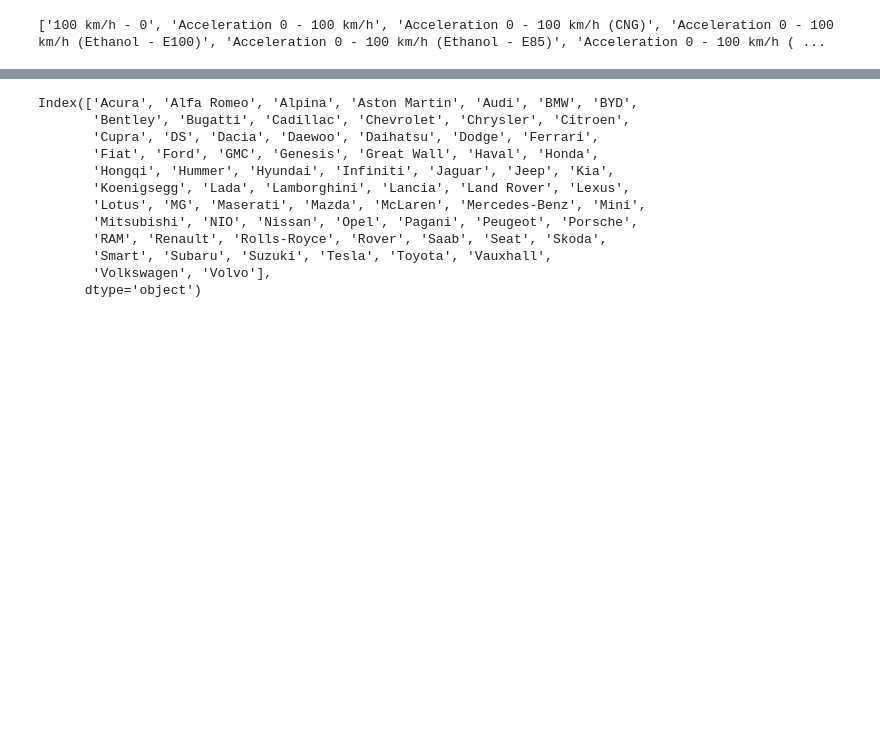
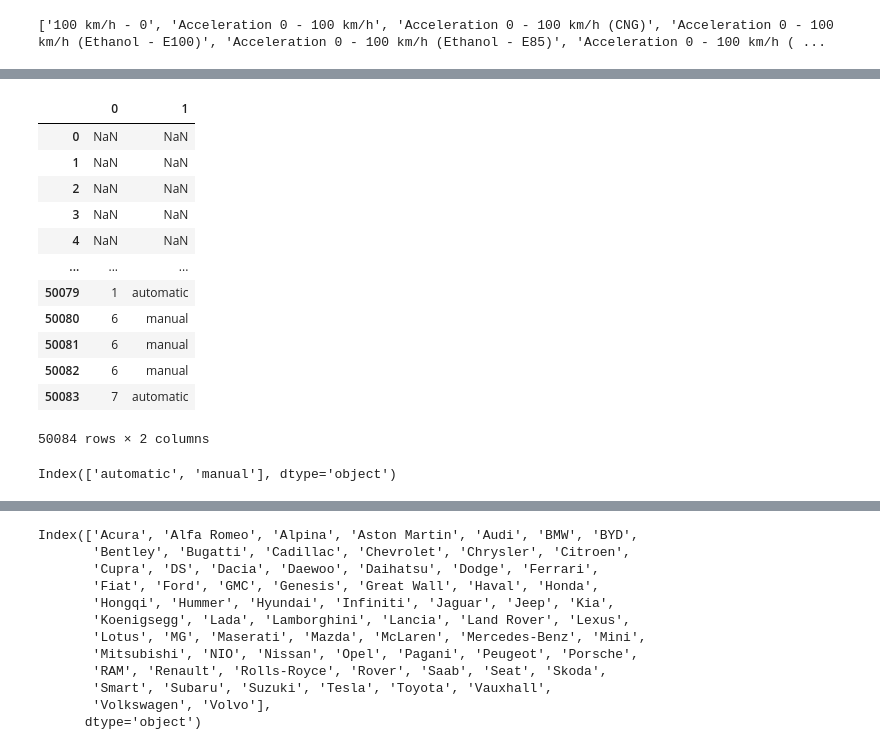
Before and after one commit to MMaikov/CarsDataset, a Jupyter notebook: AutoCarsDatasetCleaning.ipynb, the cells around one changed output, grey strips where cells are left out. Saved outputs shown, nothing was run; the diff lists cells and outputs as text; code cells hidden in the pictures; blank space fills up the shorter version.

```diff
--- a/AutoCarsDatasetCleaning.ipynb
+++ b/AutoCarsDatasetCleaning.ipynb
@@ -309,0 +370,38 @@ co2_fuel_cols = [
+# %%
+e100e85_cols = [
+    'Power (Ethanol - E100)',
+    'Power (Ethanol - E85)',
+    'Torque (Ethanol - E100)',
+    'Torque (Ethanol - E85)',
+    'Maximum speed (Ethanol - E100)',
+    'Maximum speed (Ethanol - E85)',
+    'Acceleration 0 - 100 km/h (Ethanol - E100)',
+    'Acceleration 0 - 100 km/h (Ethanol - E85)'
+]
+
+power_ethanol_cols = [
+    'Power (Ethanol - E100)',
+    'Power (Ethanol - E85)'
+]
+
+torque_ethanol_cols = [
+    'Torque (Ethanol - E100)',
+    'Torque (Ethanol - E85)'
+]
+
+max_speed_ethanol_cols = [
+    'Maximum speed (Ethanol - E100)',
+    'Maximum speed (Ethanol - E85)'
+]
+
+acc_ethanol_cols = [
+    'Acceleration 0 - 100 km/h (Ethanol - E100)',
+    'Acceleration 0 - 100 km/h (Ethanol - E85)'
+]
+
+df[e100e85_cols] = df[e100e85_cols].map(lambda x: parse_number_or_range(x, hmean=False))
+df['Power (Ethanol)'] = df[power_ethanol_cols].mean(axis=1, skipna=True)
+df['Torque (Ethanol)'] = df[torque_ethanol_cols].mean(axis=1, skipna=True)
+df['Maximum speed (Ethanol)'] = df[max_speed_ethanol_cols].mean(axis=1, skipna=True)
+df['Acceleration 0 - 100 km/h (Ethanol)'] = df[acc_ethanol_cols].mean(axis=1, skipna=True)
+df = df.drop(e100e85_cols, axis=1)
@@ -309,0 +453,29 @@ co2_fuel_cols = [
+# %%
+df['Number of gears and type of gearbox'].str.extract(
+    r'(\d+)\s+gears, (\S+) transmission', expand=True
+)
+# %% [output]
+|  | 0 | 1 |
+| 0 | NaN | NaN |
+| 1 | NaN | NaN |
+| 2 | NaN | NaN |
+| 3 | NaN | NaN |
+| 4 | NaN | NaN |
+| ... | ... | ... |
+| 50079 | 1 | automatic |
+| 50080 | 6 | manual |
+| 50081 | 6 | manual |
+| 50082 | 6 | manual |
+| 50083 | 7 | automatic |
+50084 rows × 2 columns
+# %%
+df[['Number of gears', 'Transmission type']] = df['Number of gears and type of gearbox'].str.extract(
+    r'(\d+)\s+gears, (\S+) transmission', expand=True
+)
+
+df['Transmission type'] = df['Transmission type'].astype('category')
+print(df['Transmission type'].cat.categories)
+
+df['Number of gears'] = df['Number of gears'].fillna(0).astype('uint8')
+# %% [output]
+Index(['automatic', 'manual'], dtype='object')
```
Also changed, not shown: parts of 73 cells of this notebook, 42 other files.
